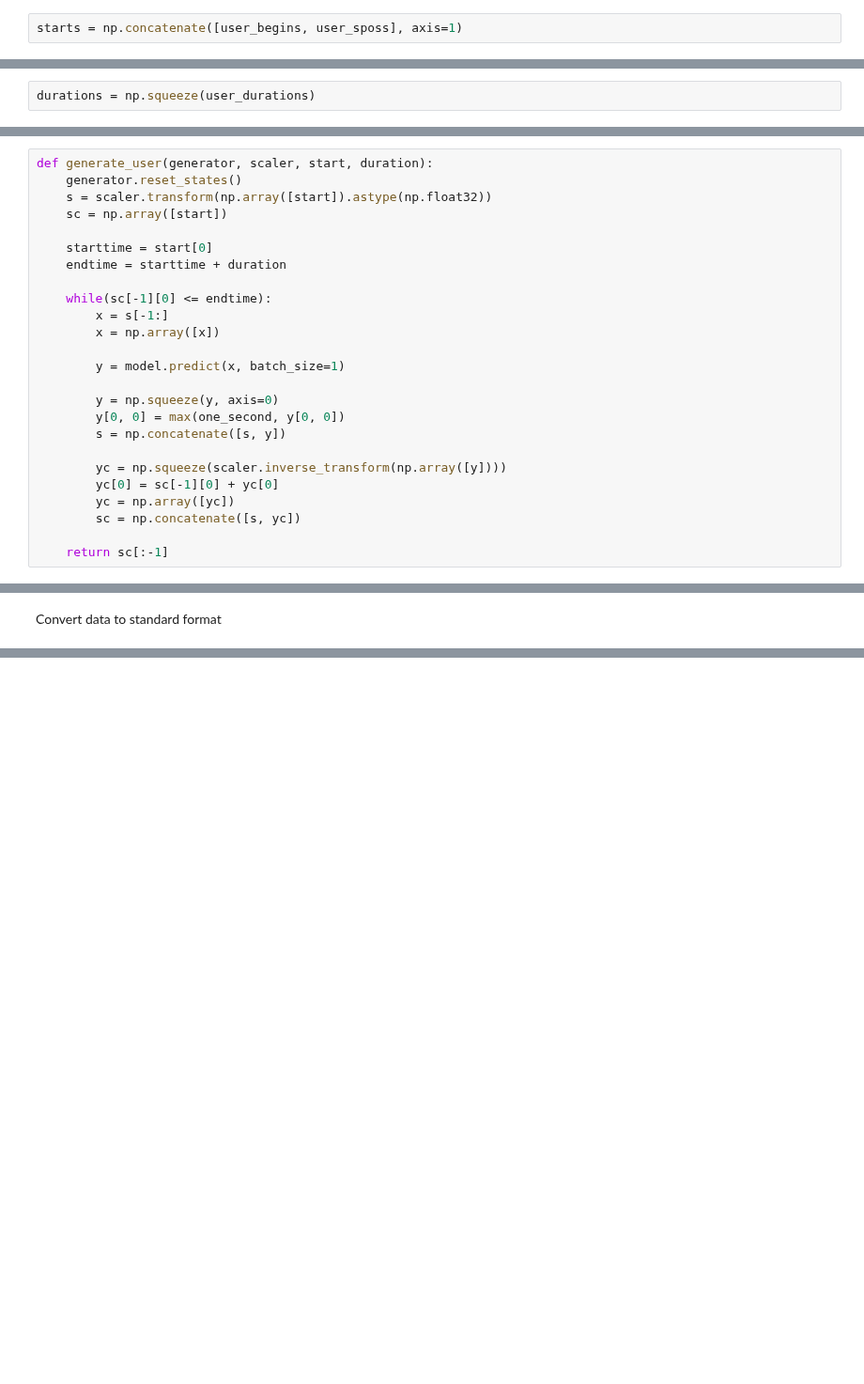
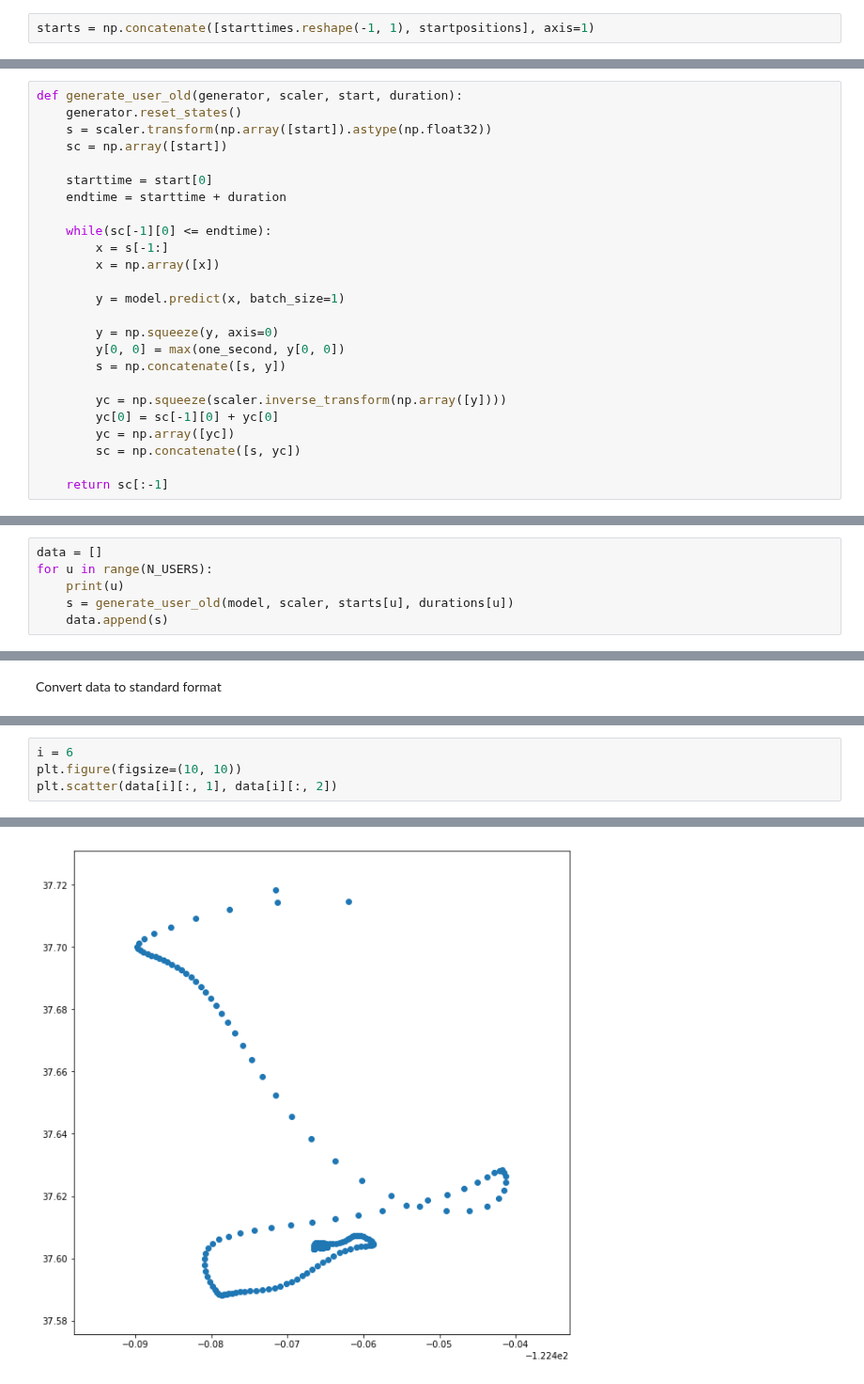
Before and after one commit to LordHelmchen324/real-vs-synthetic-geospatial, a Jupyter notebook: machine_learning/citybased_rnn_2_generation.ipynb, the cells around one changed output, grey strips where cells are left out. Shown at 94% size. Saved outputs shown, nothing was run; the diff lists cells and outputs as text; blank space fills up the shorter version.

```diff
--- a/machine_learning/citybased_rnn_2_generation.ipynb
+++ b/machine_learning/citybased_rnn_2_generation.ipynb
@@ -103,5 +118,5 @@ Put correctly scaled start records and end times together
 # %%
-starts = np.concatenate([user_begins, user_sposs], axis=1)
+starts = np.concatenate([starttimes.reshape(-1, 1), startpositions], axis=1)
 # %%
 starts[:3]
 # %% [output]
@@ -111,2 +125,0 @@ array([[ 1.68079664e+06, -1.22412753e+02,  3.77728928e+01],
-# %%
-durations = np.squeeze(user_durations)
@@ -126,5 +187,5 @@ one_second
 # %%
-def generate_user(generator, scaler, start, duration):
+def generate_user_old(generator, scaler, start, duration):
     generator.reset_states()
     s = scaler.transform(np.array([start]).astype(np.float32))
     sc = np.array([start])
@@ -159,0 +227,6 @@ KeyboardInterrupt:
+# %%
+data = []
+for u in range(N_USERS):
+    print(u)
+    s = generate_user_old(model, scaler, starts[u], durations[u])
+    data.append(s)
@@ -163,0 +330,5 @@ data
+# %%
+i = 6
+plt.figure(figsize=(10, 10))
+plt.scatter(data[i][:, 1], data[i][:, 2])
+# %% [output]
@@ -163,0 +336 @@ data
+[figure, added]
```
Also changed, not shown: parts of 29 cells of this notebook.
